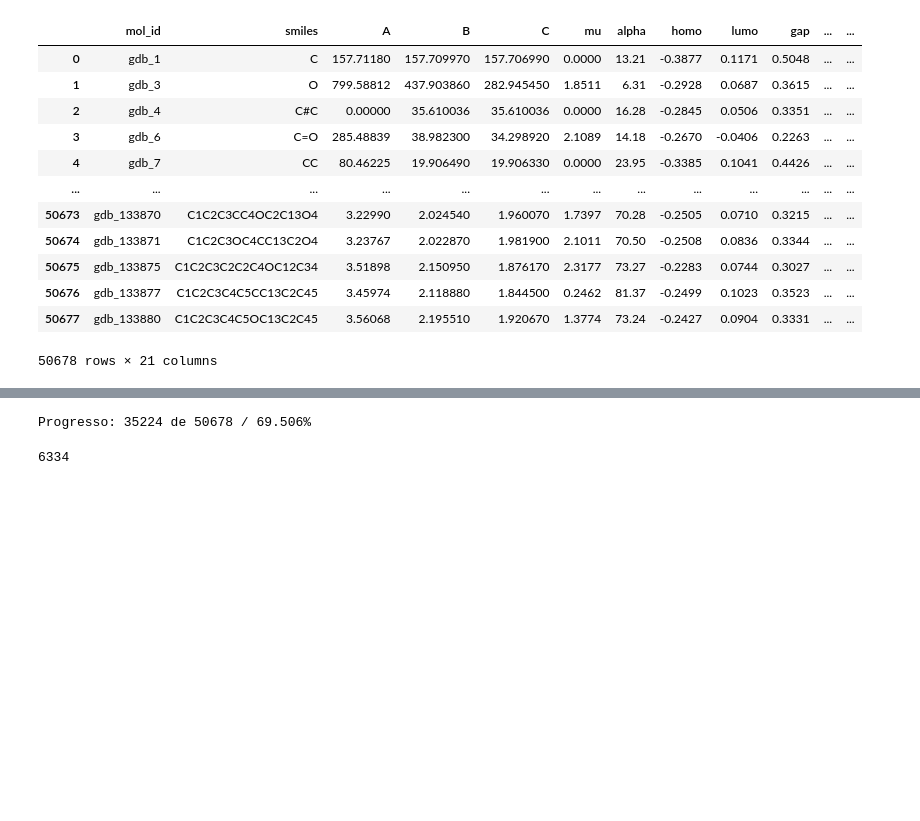
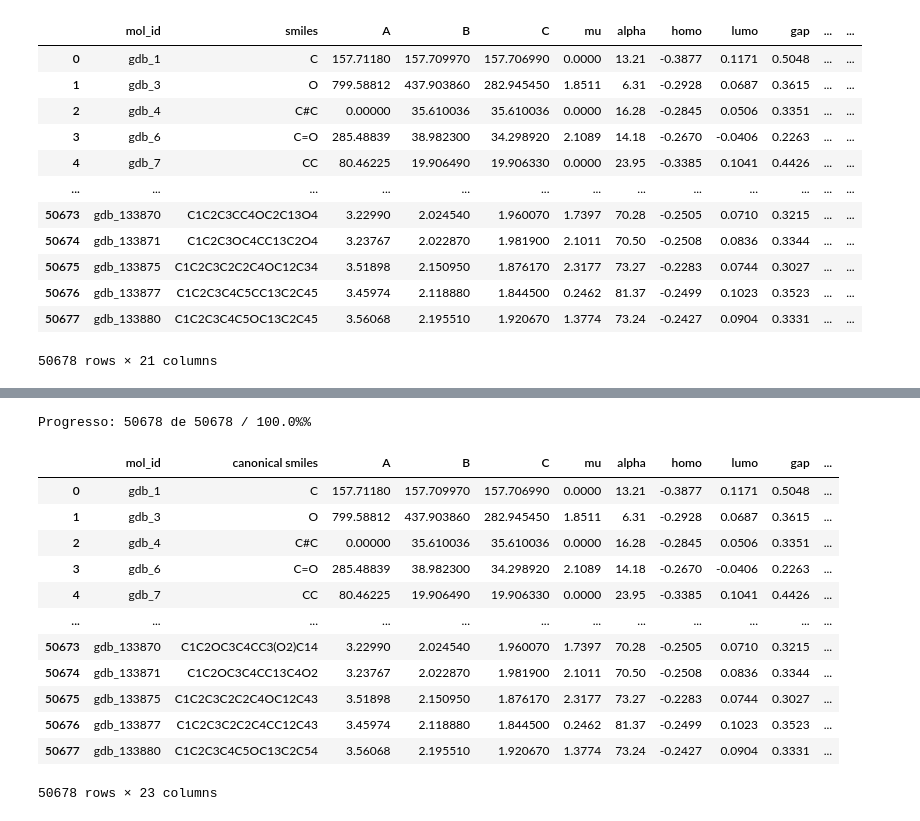
Before and after one commit to joseDavid23038/Rede-de-reacoes-lignina-etanol, a Jupyter notebook: Gerando Descritores/Gerando arquivos mols e descritores.ipynb, the cells around one changed output, grey strips where cells are left out. Saved outputs shown, nothing was run; the diff lists cells and outputs as text; code cells hidden in the pictures; blank space fills up the shorter version.

```diff
--- a/Gerando Descritores/Gerando arquivos mols e descritores.ipynb
+++ b/Gerando Descritores/Gerando arquivos mols e descritores.ipynb
@@ -134,7 +142,7 @@ df_final
 # %%
 soap = SOAP(
     species=['H', 'C', 'O'],
-    rbf="gto",
+    #rbf="gto",
     r_cut= 6,
     n_max= 1,
     l_max= 0,
@@ -155,8 +163,9 @@ def creating_soaps_sum_and_mean(dataset, path):
         progresso = progresso + iteracao
         linha = linha + 1
         print(f'Progresso: {linha} de {linhas} / {round(progresso,3)}%', end='\r')
+
         mol_file = path+f"{smile}.mol"
-        mol = soap.create(read(mol_file))
+        mol = soap.create(read(mol_file),n_jobs=-1)
         soap_sum = sum(mol)
         soap_mean = sum(mol)/len(mol)
         array_de_soaps_sum.append(soap_sum)
@@ -167,4 +176,4 @@ def creating_soaps_sum_and_mean(dataset, path):
 # %%
 soaps_sum, soaps_mean = creating_soaps_sum_and_mean(df_filtrada_smile_canonico,path_mol_files)
 # %% [output]
-Progresso: 35224 de 50678 / 69.506%
+Progresso: 50678 de 50678 / 100.0%%
@@ -173,5 +180,20 @@ soaps_sum
-# %%
-mol = Chem.MolFromSmiles("CC")
-pcp.get_cids("CCC","smiles")[0]
-# %% [output]
-6334
+# %%
+df_soaps = df_filtrada_smile_canonico.copy()
+df_soaps["SOAP mean"] = soaps_mean
+df_soaps["SOAP sum"] = soaps_sum
+# %%
+df_soaps
+# %% [output]
+|  | mol_id | canonical smiles | A | B | C | mu | alpha | homo | lumo | gap | ... |
+| 0 | gdb_1 | C | 157.71180 | 157.709970 | 157.706990 | 0.0000 | 13.21 | -0.3877 | 0.1171 | 0.5048 | ... |
+| 1 | gdb_3 | O | 799.58812 | 437.903860 | 282.945450 | 1.8511 | 6.31 | -0.2928 | 0.0687 | 0.3615 | ... |
+| 2 | gdb_4 | C#C | 0.00000 | 35.610036 | 35.610036 | 0.0000 | 16.28 | -0.2845 | 0.0506 | 0.3351 | ... |
+| 3 | gdb_6 | C=O | 285.48839 | 38.982300 | 34.298920 | 2.1089 | 14.18 | -0.2670 | -0.0406 | 0.2263 | ... |
+| 4 | gdb_7 | CC | 80.46225 | 19.906490 | 19.906330 | 0.0000 | 23.95 | -0.3385 | 0.1041 | 0.4426 | ... |
+| ... | ... | ... | ... | ... | ... | ... | ... | ... | ... | ... | ... |
+| 50673 | gdb_133870 | C1C2OC3C4CC3(O2)C14 | 3.22990 | 2.024540 | 1.960070 | 1.7397 | 70.28 | -0.2505 | 0.0710 | 0.3215 | ... |
+| 50674 | gdb_133871 | C1C2OC3C4CC13C4O2 | 3.23767 | 2.022870 | 1.981900 | 2.1011 | 70.50 | -0.2508 | 0.0836 | 0.3344 | ... |
+| 50675 | gdb_133875 | C1C2C3C2C2C4OC12C43 | 3.51898 | 2.150950 | 1.876170 | 2.3177 | 73.27 | -0.2283 | 0.0744 | 0.3027 | ... |
+| 50676 | gdb_133877 | C1C2C3C2C2C4CC12C43 | 3.45974 | 2.118880 | 1.844500 | 0.2462 | 81.37 | -0.2499 | 0.1023 | 0.3523 | ... |
+| 50677 | gdb_133880 | C1C2C3C4C5OC13C2C54 | 3.56068 | 2.195510 | 1.920670 | 1.3774 | 73.24 | -0.2427 | 0.0904 | 0.3331 | ... |
+50678 rows × 23 columns
```
Also changed, not shown: parts of 3 cells of this notebook, 10 other files.
